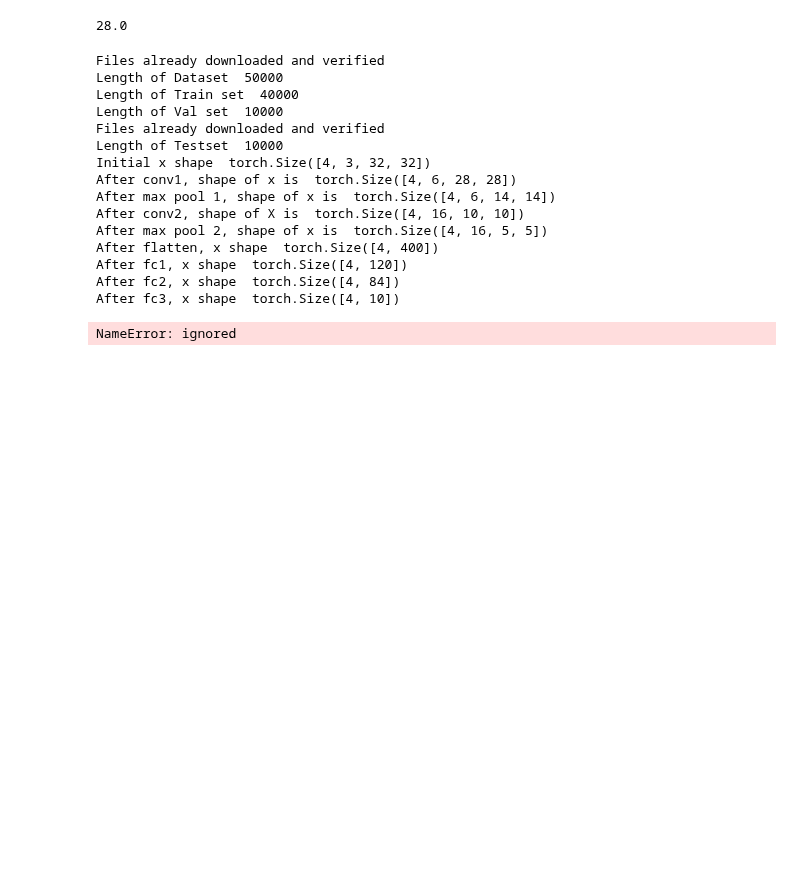
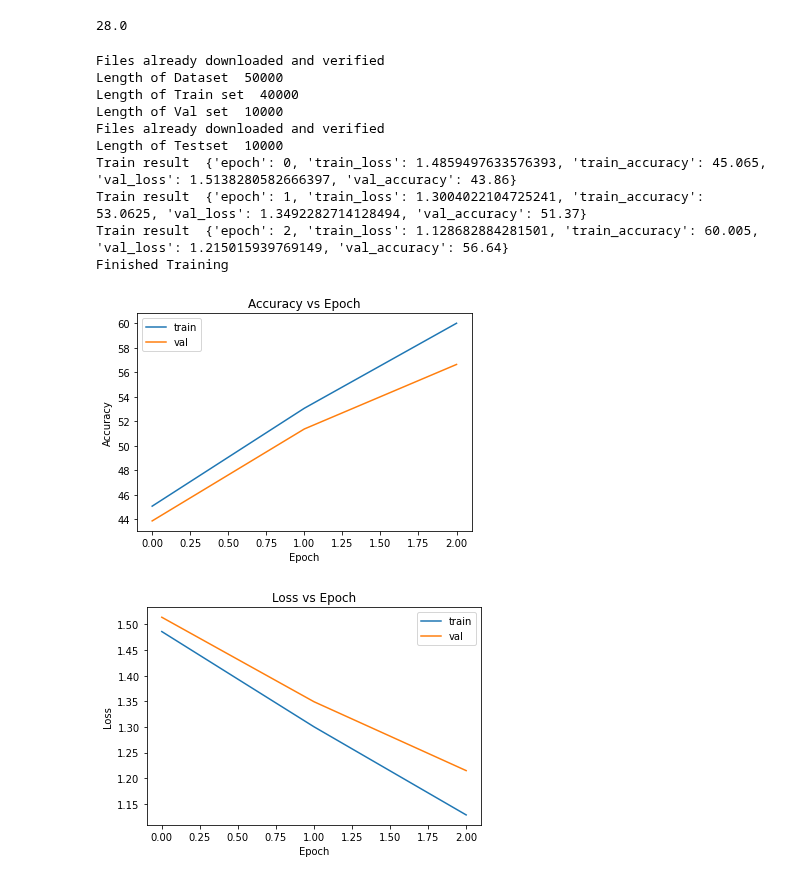
Before and after one commit to poo5zan/deep_learning_fundamentals, a Jupyter notebook: assignment_2/assignment_2.ipynb, the cells around one changed output. Saved outputs shown, nothing was run; the diff lists cells and outputs as text; code cells hidden in the pictures; blank space fills up the shorter version.

```diff
--- a/assignment_2/assignment_2.ipynb
+++ b/assignment_2/assignment_2.ipynb
@@ -275,32 +247,28 @@ class PujanNet(nn.Module):
 # %%
 
 criterion = nn.CrossEntropyLoss()
 
 pujan_net = PujanNet(data_set_name = "cifar_10", batch_size = 4, download_path = "./data",
                      train_data_size = 40000, validation_data_size = 10000, criterion = criterion)
 pujan_net = pujan_net.to(get_device())
 
-train_results = pujan_net.train(epoch_number = 1, learning_rate = 0.001, momentum = 0.9, optimizer_name = "sgd")
+train_results = pujan_net.train(epoch_number = 3, learning_rate = 0.001, momentum = 0.9, optimizer_name = "sgd")
 pujan_net.plot_loss_and_accuracy_curves()
 # print(train_results)
 # pujan_net.accuracy(pujan_net.testloader)
 # %% [output]
 Files already downloaded and verified
 Length of Dataset  50000
 Length of Train set  40000
 Length of Val set  10000
 Files already downloaded and verified
 Length of Testset  10000
-Initial x shape  torch.Size([4, 3, 32, 32])
-After conv1, shape of x is  torch.Size([4, 6, 28, 28])
-After max pool 1, shape of x is  torch.Size([4, 6, 14, 14])
-After conv2, shape of X is  torch.Size([4, 16, 10, 10])
-After max pool 2, shape of x is  torch.Size([4, 16, 5, 5])
-After flatten, x shape  torch.Size([4, 400])
-After fc1, x shape  torch.Size([4, 120])
-After fc2, x shape  torch.Size([4, 84])
-After fc3, x shape  torch.Size([4, 10])
+Train result  {'epoch': 0, 'train_loss': 1.4859497633576393, 'train_accuracy': 45.065, 'val_loss': 1.5138280582666397, 'val_accuracy': 43.86}
+Train result  {'epoch': 1, 'train_loss': 1.3004022104725241, 'train_accuracy': 53.0625, 'val_loss': 1.3492282714128494, 'val_accuracy': 51.37}
+Train result  {'epoch': 2, 'train_loss': 1.128682884281501, 'train_accuracy': 60.005, 'val_loss': 1.215015939769149, 'val_accuracy': 56.64}
+Finished Training
-NameError: ignored
+[figure, added]
+[figure, added]
 # %%
 # Experiments
 # Pre processing: Convert into grayscale, since our objective is classification, we don't need  color too,
```
Also changed, not shown: parts of 1 cell of this notebook.
